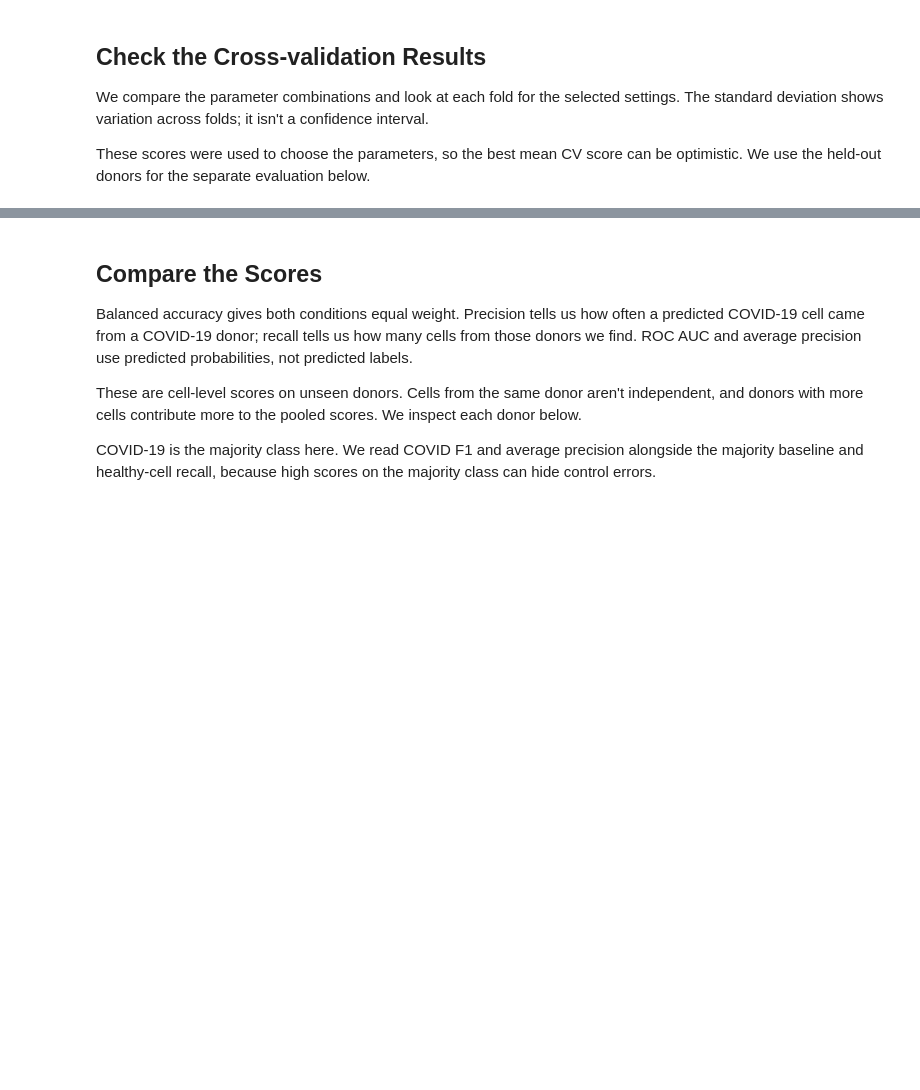
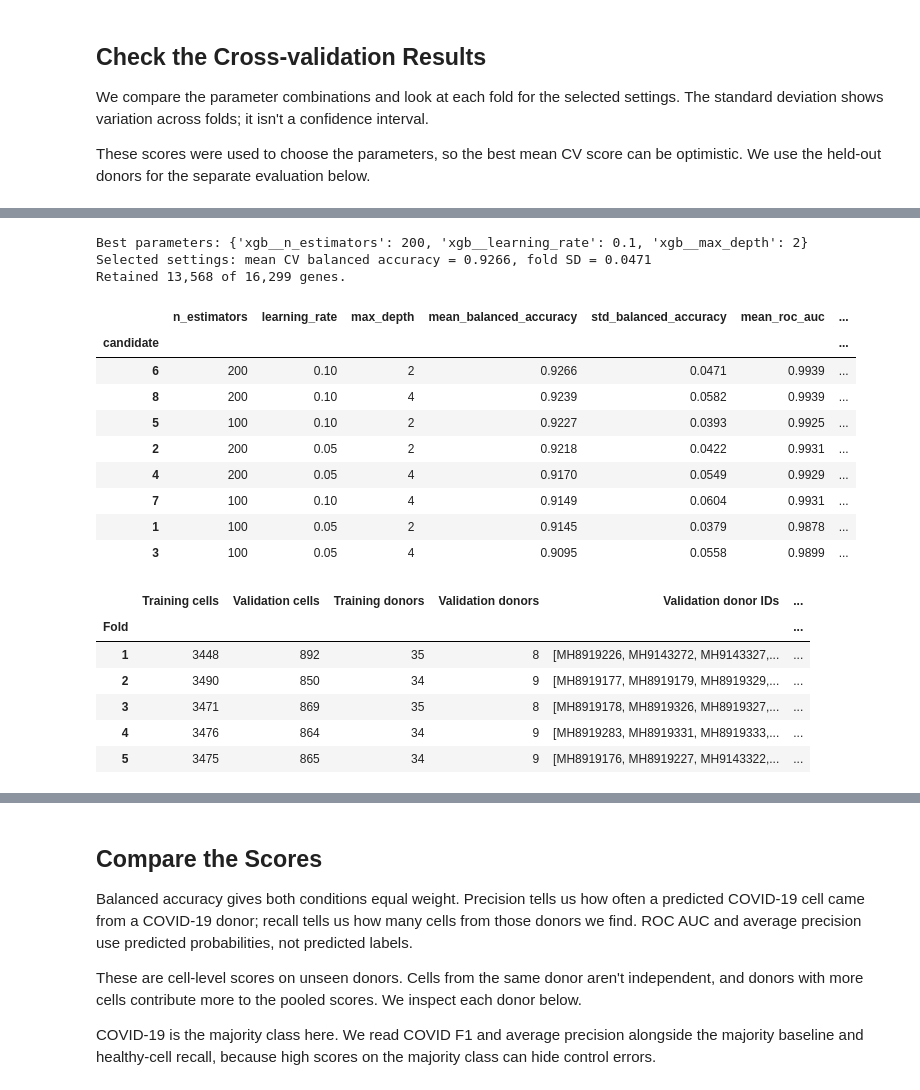
Before and after one commit to mystisdev/cellstates, a Jupyter notebook: pipeline.ipynb, the cells around one changed output, grey strips where cells are left out. Saved outputs shown, nothing was run; the diff lists cells and outputs as text; code cells hidden in the pictures; blank space fills up the shorter version.

```diff
--- a/pipeline.ipynb
+++ b/pipeline.ipynb
@@ -384,3 +372,20 @@ rf_pipeline = Pipeline(
+# %%
+# Create the preparation + prediction pipeline
+# When we fit the pipeline, the gene filter is fitted first and XGBoost uses the retained genes.
+xgb_pipeline = Pipeline([
+    ("constant_genes", VarianceThreshold()),
+    ("xgb", XGBClassifier(
+        objective="binary:logistic",
+        eval_metric="logloss",
+        importance_type="gain",
+        tree_method="hist",  # Use histogram-based splits to keep training reasonably quick
+        max_bin=64,
+        subsample=0.8,
+        colsample_bytree=0.5,
+        random_state=RANDOM_STATE,
+        n_jobs=4,
+    )),
+])
 # %% [markdown]
 ## Set Up 5-fold Cross-validation
 
@@ -540,3 +512,64 @@ Selected settings: mean CV balanced accuracy = 0.8862, fold SD = 0.0676
+# %%
+# Summarize the five validation folds for each parameter combination
+# We use ddof=0 for the fold SD, as in the previous GridSearchCV results.
+cv_results = cv_fold_results.groupby("candidate").agg(
+    n_estimators=("xgb__n_estimators", "first"),
+    learning_rate=("xgb__learning_rate", "first"),
+    max_depth=("xgb__max_depth", "first"),
+    mean_balanced_accuracy=("balanced_accuracy", "mean"),
+    std_balanced_accuracy=("balanced_accuracy", lambda scores: scores.std(ddof=0)),
+    mean_roc_auc=("roc_auc", "mean"),
+    mean_average_precision=("average_precision", "mean"),
+)
+cv_results = cv_results.sort_values("mean_balanced_accuracy", ascending=False, kind="stable")
+display(cv_results.round(4))
+
+# Get the individual fold scores and parameters for the best combination
+# These are tuning scores, because we used these same folds to choose the parameters.
+best_candidate = cv_results.index[0]
+best_result = cv_results.loc[best_candidate]
+best_params = {
+    "xgb__n_estimators": int(best_result["n_estimators"]),
+    "xgb__learning_rate": float(best_result["learning_rate"]),
+    "xgb__max_depth": int(best_result["max_depth"]),
+}
+best_fold_scores = cv_fold_results[cv_fold_results["candidate"] == best_candidate].set_index("Fold")
+cv_fold_metrics = fold_summary.join(best_fold_scores[["balanced_accuracy", "roc_auc", "average_precision"]])
+display(cv_fold_metrics.round(4))
+print("Best parameters:", best_params)
+print(
+    f"Selected settings: mean CV balanced accuracy = {best_result['mean_balanced_accuracy']:.4f}, "
+    f"fold SD = {best_result['std_balanced_accuracy']:.4f}"
+)
+
+# Train the selected pipeline on the whole training set
+# We recalculate the class weights from all training labels for this final fit.
+training_weights = compute_sample_weight("balanced", y_train)
+model = clone(xgb_pipeline).set_params(**best_params)
+model.fit(X_train, y_train, xgb__sample_weight=training_weights)
+selected_genes = input_genes[model.named_steps["constant_genes"].get_support()]
+print(f"Retained {len(selected_genes):,} of {X_train.shape[1]:,} genes.")
+# %% [output]
+Best parameters: {'xgb__n_estimators': 200, 'xgb__learning_rate': 0.1, 'xgb__max_depth': 2}
+Selected settings: mean CV balanced accuracy = 0.9266, fold SD = 0.0471
+Retained 13,568 of 16,299 genes.
+|  | n_estimators | learning_rate | max_depth | mean_balanced_accuracy | std_balanced_accuracy | mean_roc_auc | ... |
+| candidate |  |  |  |  |  |  | ... |
+| 6 | 200 | 0.10 | 2 | 0.9266 | 0.0471 | 0.9939 | ... |
+| 8 | 200 | 0.10 | 4 | 0.9239 | 0.0582 | 0.9939 | ... |
+| 5 | 100 | 0.10 | 2 | 0.9227 | 0.0393 | 0.9925 | ... |
+| 2 | 200 | 0.05 | 2 | 0.9218 | 0.0422 | 0.9931 | ... |
+| 4 | 200 | 0.05 | 4 | 0.9170 | 0.0549 | 0.9929 | ... |
+| 7 | 100 | 0.10 | 4 | 0.9149 | 0.0604 | 0.9931 | ... |
+| 1 | 100 | 0.05 | 2 | 0.9145 | 0.0379 | 0.9878 | ... |
+| 3 | 100 | 0.05 | 4 | 0.9095 | 0.0558 | 0.9899 | ... |
+|  | Training cells | Validation cells | Training donors | Validation donors | Validation donor IDs | ... |
+| Fold |  |  |  |  |  | ... |
+| 1 | 3448 | 892 | 35 | 8 | [MH8919226, MH9143272, MH9143327,... | ... |
+| 2 | 3490 | 850 | 34 | 9 | [MH8919177, MH8919179, MH8919329,... | ... |
+| 3 | 3471 | 869 | 35 | 8 | [MH8919178, MH8919326, MH8919327,... | ... |
+| 4 | 3476 | 864 | 34 | 9 | [MH8919283, MH8919331, MH8919333,... | ... |
+| 5 | 3475 | 865 | 34 | 9 | [MH8919176, MH8919227, MH9143322,... | ... |
 # %% [markdown]
 # Evaluation
 
```
Also changed, not shown: parts of 25 cells of this notebook, 1 other file.
